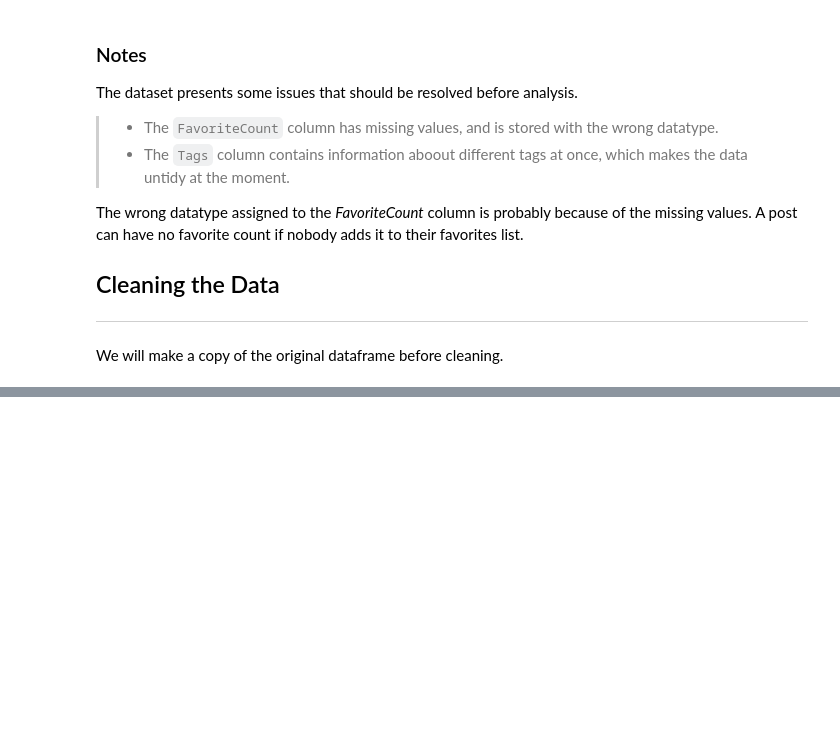
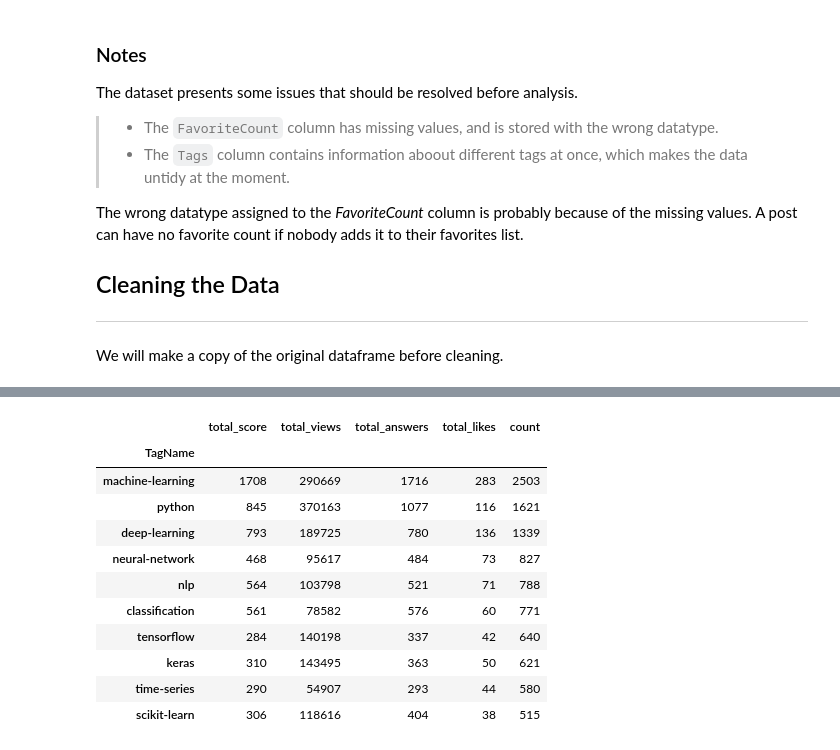
Before and after one commit to Lippins/Popular_DS_questions, a Jupyter notebook: notebook.ipynb, the cells around one changed output, grey strips where cells are left out. Saved outputs shown, nothing was run; the diff lists cells and outputs as text; code cells hidden in the pictures; blank space fills up the shorter version.

```diff
--- a/notebook.ipynb
+++ b/notebook.ipynb
@@ -220,0 +225,36 @@ questions_clean.head()
+# %%
+# Compute the use frequency of each tag
+tag_counts = questions_clean.groupby('TagName').size()
+
+# -- Compute the total views, scores, answers and favorites by TagName
+
+col_dict = {
+    # Stores the columns of interest and their aggregate column names
+    "cols": ['Score', 'ViewCount', 'AnswerCount', 'FavoriteCount'],
+    "aggregate_names": ['total_score', 'total_views', 'total_answers', 'total_likes']
+}
+
+# Compute relevant totals for each unique TagName
+aggregate_df = questions_clean.groupby('TagName')[col_dict['cols']].sum()
+
+# Rename resulting columns with their aggregate names
+aggregate_df.columns = col_dict['aggregate_names']
+
+# Update dataframe with the count of each tag
+aggregate_df['count'] = tag_counts
+
+# Preview results sorted by count
+aggregate_df.sort_values(by='count', ascending=False).head(10)
+# %% [output]
+|  | total_score | total_views | total_answers | total_likes | count |
+| TagName |  |  |  |  |  |
+| machine-learning | 1708 | 290669 | 1716 | 283 | 2503 |
+| python | 845 | 370163 | 1077 | 116 | 1621 |
+| deep-learning | 793 | 189725 | 780 | 136 | 1339 |
+| neural-network | 468 | 95617 | 484 | 73 | 827 |
+| nlp | 564 | 103798 | 521 | 71 | 788 |
+| classification | 561 | 78582 | 576 | 60 | 771 |
+| tensorflow | 284 | 140198 | 337 | 42 | 640 |
+| keras | 310 | 143495 | 363 | 50 | 621 |
+| time-series | 290 | 54907 | 293 | 44 | 580 |
+| scikit-learn | 306 | 118616 | 404 | 38 | 515 |
```
Also changed, not shown: parts of 15 cells of this notebook.
